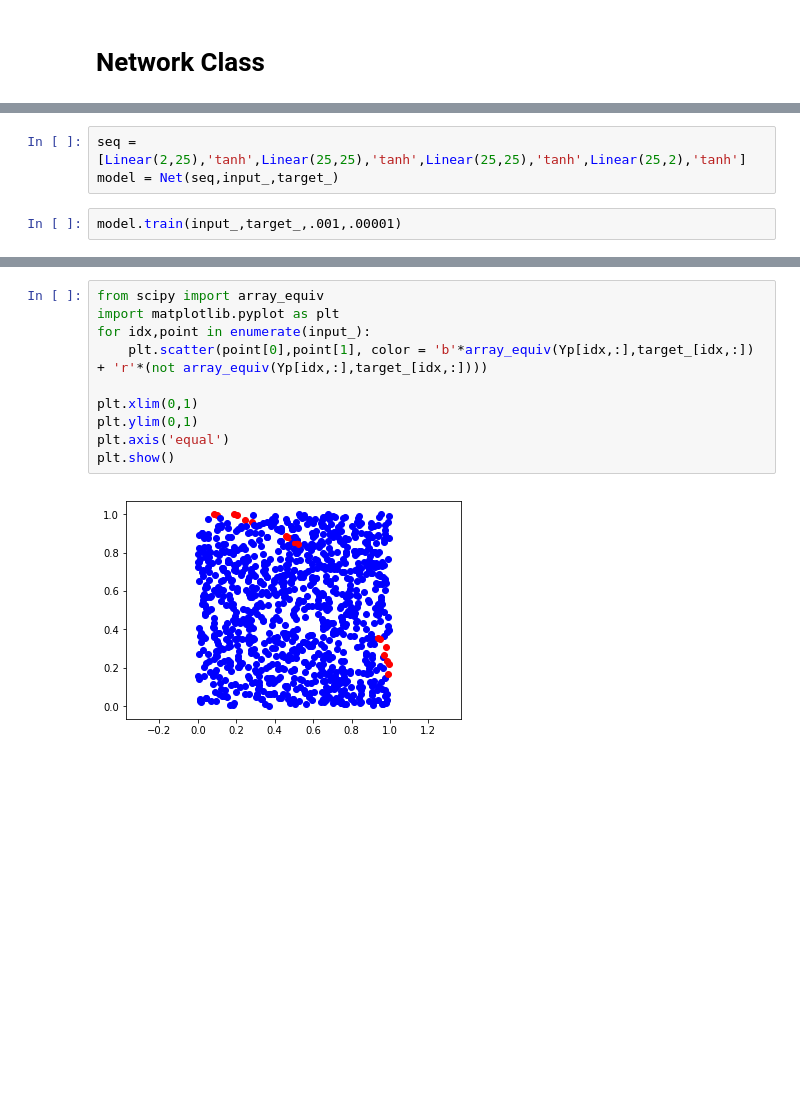
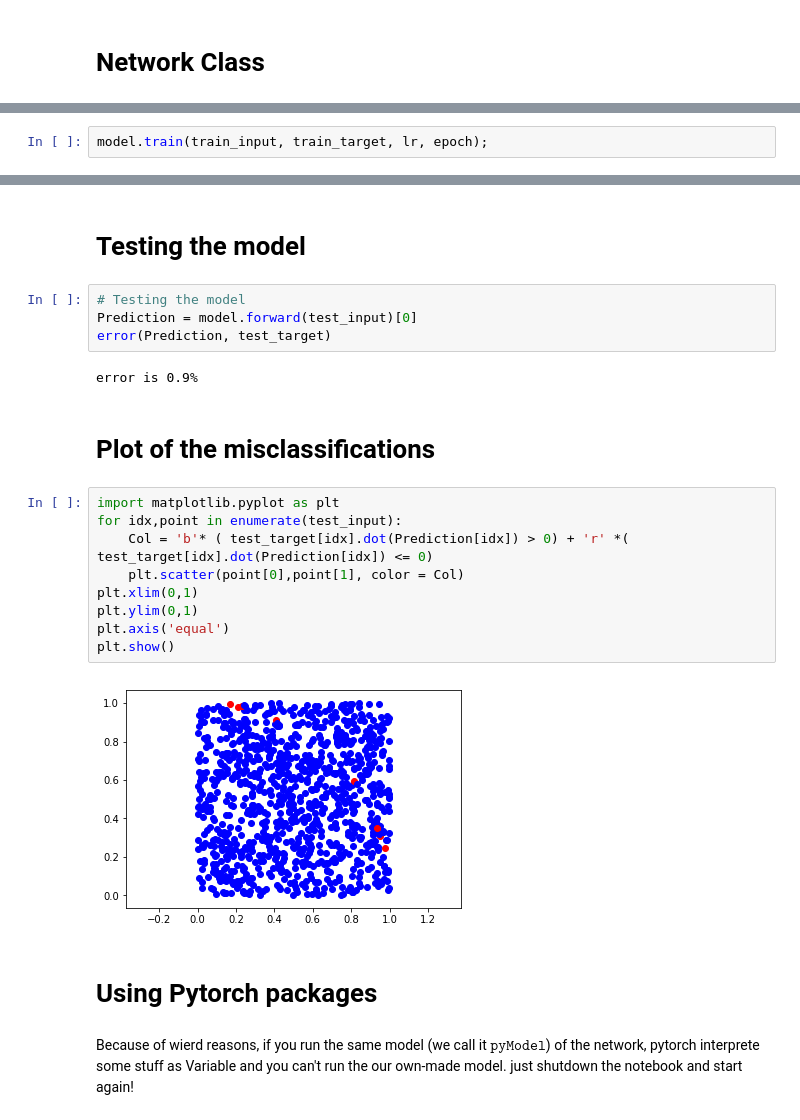
Before and after one commit to F-Salehi/Deep_Net_mini_project, a Jupyter notebook: Project2-Final.ipynb, the cells around one changed output, grey strips where cells are left out. Drawn from its saved outputs; the diff is of its cells as text; blank space fills up the shorter version.

```diff
--- a/Project2-Final.ipynb
+++ b/Project2-Final.ipynb
@@ -445,5 +470,0 @@ target_[:,1]= (x**2 + y**2 > r).float() - ( x**2 + y**2 <=r).float()   # -1 if i
-# %%
-seq = [Linear(2,25),'tanh',Linear(25,25),'tanh',Linear(25,25),'tanh',Linear(25,2),'tanh']
-model = Net(seq,input_,target_)
-# %%
-model.train(input_,target_,.001,.00001)
@@ -480,0 +494,2 @@ Yp = (Prediction > mean).float() - (Prediction < mean).float()
+# %%
+model.train(train_input, train_target, lr, epoch);
@@ -481,12 +524,25 @@ Yp = (Prediction > mean).float() - (Prediction < mean).float()
+# %% [markdown]
+# Testing the model
+# %%
+# Testing the model
+Prediction = model.forward(test_input)[0]
+error(Prediction, test_target)
+# %% [output]
+error is 0.9%
+# %% [markdown]
+# Plot of the misclassifications
 # %%
-from scipy import array_equiv
 import matplotlib.pyplot as plt
-for idx,point in enumerate(input_):
-    plt.scatter(point[0],point[1], color = 'b'*array_equiv(Yp[idx,:],target_[idx,:]) + 'r'*(not array_equiv(Yp[idx,:],target_[idx,:])))
-
+for idx,point in enumerate(test_input):
+    Col = 'b'* ( test_target[idx].dot(Prediction[idx]) > 0) + 'r' *( test_target[idx].dot(Prediction[idx]) <= 0)
+    plt.scatter(point[0],point[1], color = Col)
 plt.xlim(0,1)
 plt.ylim(0,1)
 plt.axis('equal')
 plt.show()
 # %% [output]
-[figure, old version]
+[figure, new version]
+# %% [markdown]
+# Using Pytorch packages
+# %% [markdown]
+Because of wierd reasons, if you run the same model (we call it $\texttt{pyModel}$) of the network, pytorch interprete some stuff as Variable and you can't run the our own-made model. just shutdown the notebook and start again!
```
Also changed, not shown: parts of 29 cells of this notebook.
